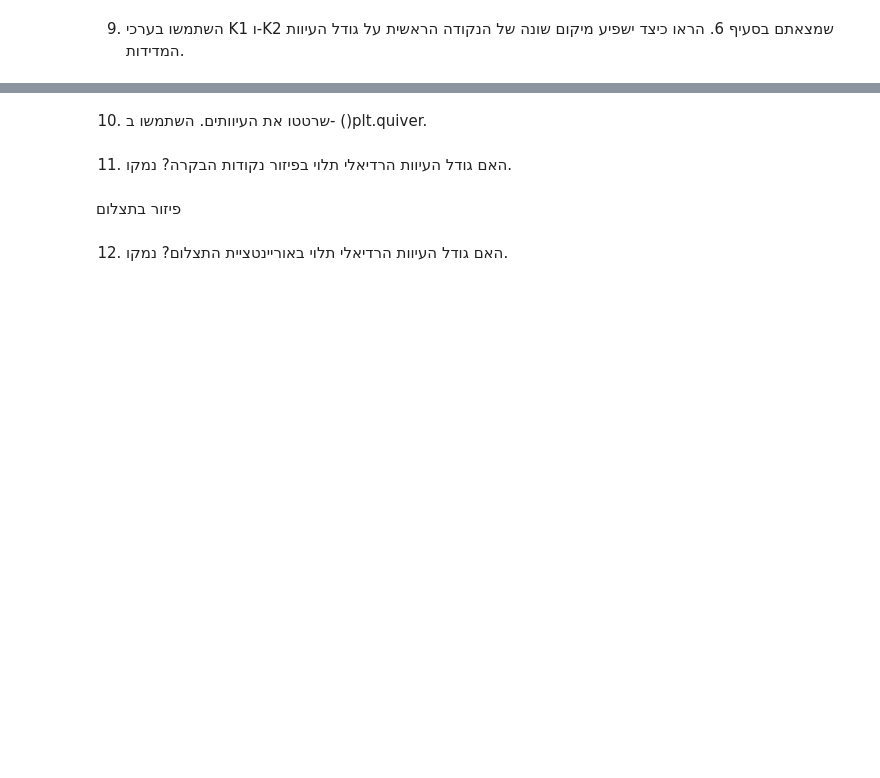
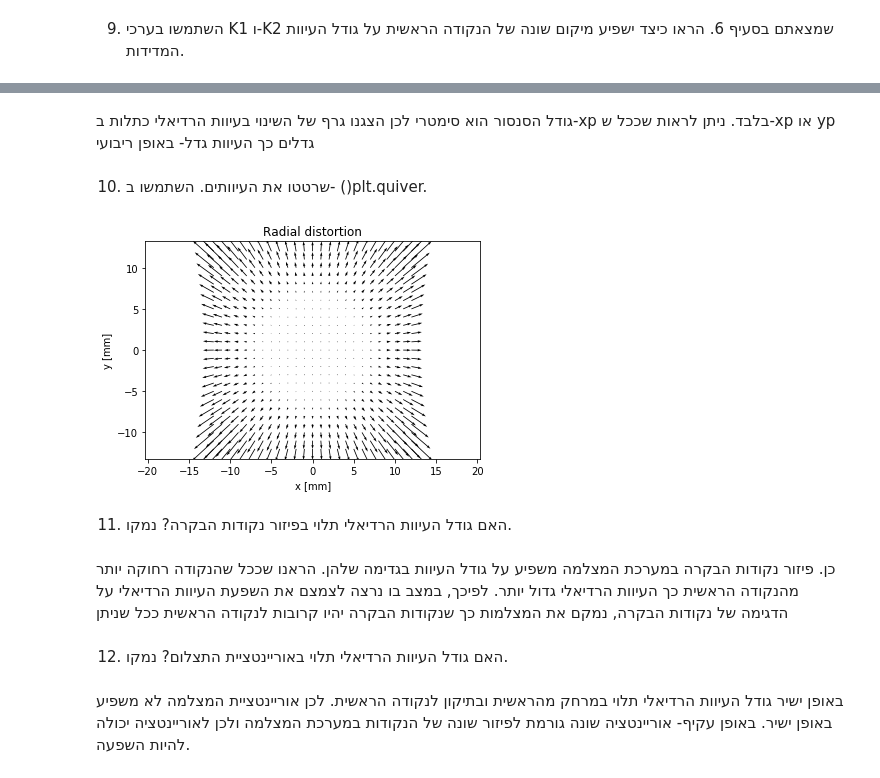
Before and after one commit to orenltr/Photo2, a Jupyter notebook: Lab3_CameraCalibratoin1.ipynb, the cells around one changed output, grey strips where cells are left out. Cells and saved outputs as stored; diff of their text form; code cells hidden in the pictures; blank space fills up the shorter version.

```diff
--- a/Lab3_CameraCalibratoin1.ipynb
+++ b/Lab3_CameraCalibratoin1.ipynb
@@ -253,8 +266,40 @@ plt.show()
+# %% [markdown]
+גודל הסנסור הוא סימטרי לכן הצגנו גרף של השינוי בעיוות הרדיאלי כתלות ב-xp בלבד.
+ניתן לראות שככל ש-xp או yp גדלים כך העיוות גדל- באופן ריבועי
 # %% [markdown]
 10.	שרטטו את העיוותים. השתמשו ב- ()plt.quiver.
+# %%
+# plot the radial distortion
+camera1.principalPoint = np.array([0.1, 0.2])
+
+Xgrid = np.arange(-camera1.sensorSize/2, (camera1.sensorSize/2+1), 1)
+Ygrid = np.arange(-camera1.sensorSize/2, (camera1.sensorSize/2+1), 1)
+Xgrid, Ygrid = np.meshgrid(Xgrid, Ygrid)
+DX = np.zeros((len(Xgrid),len(Xgrid)))
+DY = np.zeros((len(Xgrid),len(Xgrid)))
+for i in range(len(Xgrid[:,0])):
+    for j in range(len(Xgrid[:,0])):
+        DX[i,j],DY[i,j], DR = camera1.ComputeRadialDistortions(np.array([[Xgrid[i,j],Ygrid[i,j]]]))
+
+plt.figure()
+plt.quiver(Xgrid, Ygrid, DX, DY)
+plt.title('Radial distortion')
+plt.xlabel('x [mm]')
+plt.ylabel('y [mm]')
+plt.axis('equal')
+plt.show()
+# %% [output]
+[figure, added]
 # %% [markdown]
 11.	האם גודל העיוות הרדיאלי תלוי בפיזור נקודות הבקרה? נמקו.
-# %% [markdown]
-פיזור בתצלום
+# %% [markdown]
+כן.
+פיזור נקודות הבקרה במערכת המצלמה משפיע על גודל העיוות בגדימה שלהן.
+הראנו שככל שהנקודה רחוקה יותר מהנקודה הראשית כך העיוות הרדיאלי גדול יותר.
+לפיכך, במצב בו נרצה לצמצם את השפעת העיוות הרדיאלי על הדגימה של נקודות הבקרה, נמקם את המצלמות כך שנקודות הבקרה יהיו קרובות לנקודה הראשית ככל שניתן
 # %% [markdown]
 12.	האם גודל העיוות הרדיאלי תלוי באוריינטציית התצלום? נמקו.
+# %% [markdown]
+באופן ישיר גודל העיוות הרדיאלי תלוי במרחק מהראשית ובתיקון לנקודה הראשית.
+לכן אוריינטציית המצלמה לא משפיע באופן ישיר.
+באופן עקיף- אוריינטציה שונה גורמת לפיזור שונה של הנקודות במערכת המצלמה ולכן לאוריינטציה יכולה להיות השפעה.
```
Also changed, not shown: parts of 7 cells of this notebook, 1 other file.
